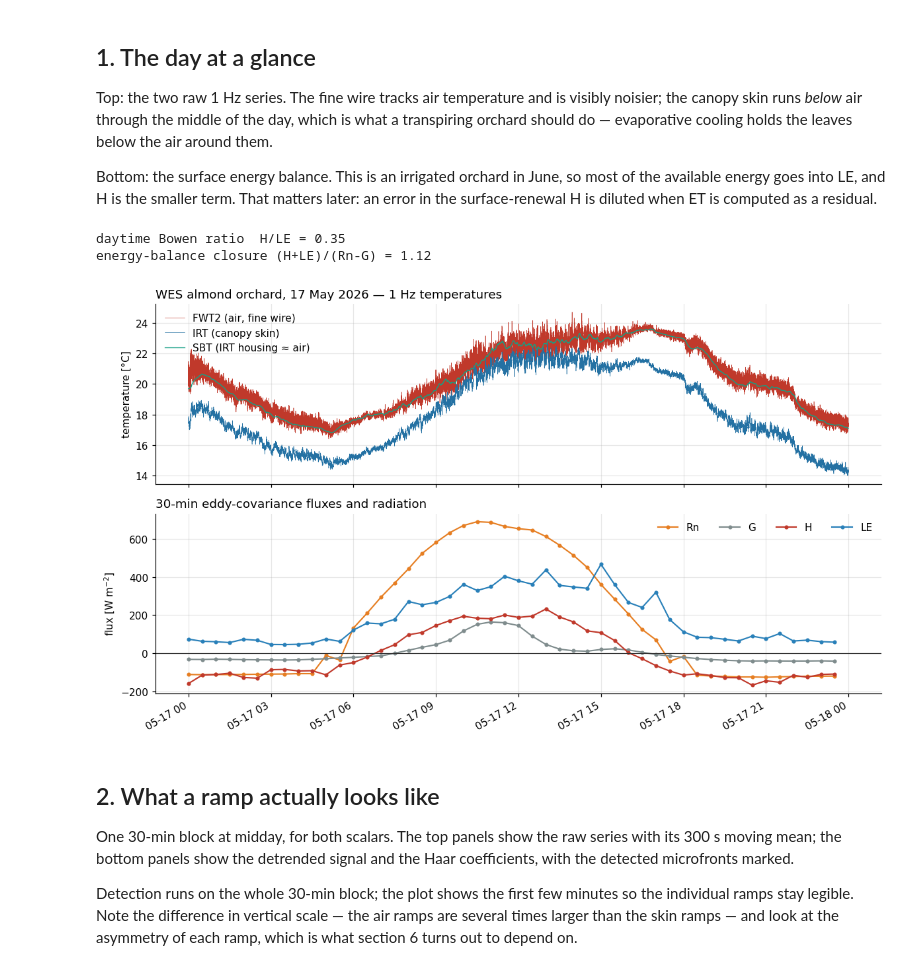
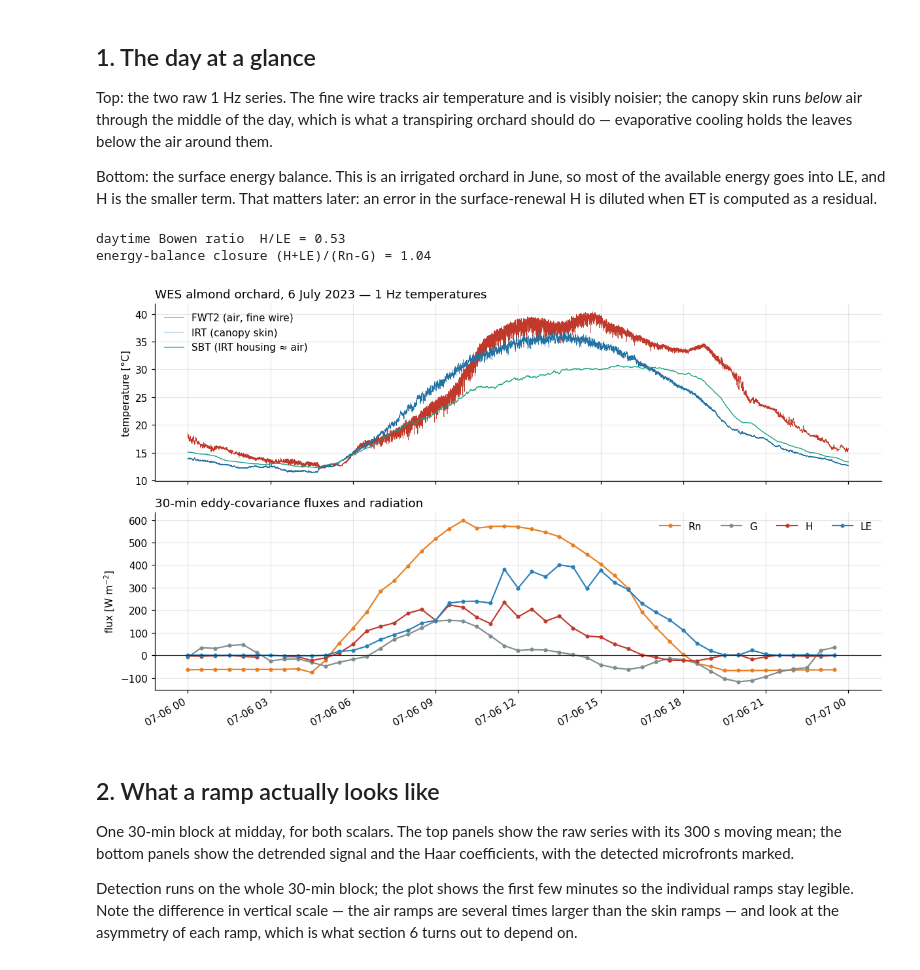
Before and after one commit to nbambach-blip/srflux, a Jupyter notebook: examples/wes_one_day.ipynb, the cells around one changed output. Drawn from its saved outputs; the diff is of its cells as text; code cells hidden in the pictures.

```diff
--- a/examples/wes_one_day.ipynb
+++ b/examples/wes_one_day.ipynb
@@ -68,8 +75,8 @@ BLOCK_S = 1800.0    # 30-min averaging period
 Z_AIR = 7.5         # m, sonic/fine-wire measurement height
 Z_CANOPY = 3.5      # m, canopy height -- the right length scale for a SKIN temperature
 
-hi = pd.read_csv("data/wes_2026-05-17_1hz.csv.gz", parse_dates=["TIMESTAMP"])
-fx = pd.read_csv("data/wes_2026-05-17_flux30.csv", parse_dates=["TIMESTAMP"])
+hi = pd.read_csv("data/wes_2023-07-06_1hz.csv.gz", parse_dates=["TIMESTAMP"])
+fx = pd.read_csv("data/wes_2023-07-06_flux30.csv", parse_dates=["TIMESTAMP"])
 hi = hi.set_index("TIMESTAMP")
 fx = fx.set_index("TIMESTAMP")
 
@@ -105,31 +112,31 @@ the surface-renewal H is diluted when ET is computed as a residual.
 # %%
 fig, (ax1, ax2) = plt.subplots(2, 1, figsize=(11, 6.4), sharex=True,
                                gridspec_kw=dict(height_ratios=[1, 1]))
 
 ax1.plot(hi.index, hi.FWT2, lw=0.4, color="#c0392b", label="FWT2 (air, fine wire)")
 ax1.plot(hi.index, hi.IRT, lw=0.4, color="#2471a3", label="IRT (canopy skin)")
 ax1.plot(hi.index, hi.SBT, lw=0.9, color="#16a085", label="SBT (IRT housing ≈ air)")
 ax1.set_ylabel("temperature [°C]")
 ax1.legend(loc="upper left", frameon=False)
-ax1.set_title("WES almond orchard, 17 May 2026 — 1 Hz temperatures", loc="left")
+ax1.set_title("WES almond orchard, 6 July 2023 — 1 Hz temperatures", loc="left")
 
 for col, clr, lab in [("NETRAD", "#e67e22", "Rn"), ("G", "#7f8c8d", "G"),
                       ("H", "#c0392b", "H"), ("LE", "#2980b9", "LE")]:
     ax2.plot(fx.index, fx[col], "-o", ms=3, lw=1.4, color=clr, label=lab)
 ax2.axhline(0, color="#333", lw=0.8)
 ax2.set_ylabel("flux [W m$^{-2}$]")
 ax2.legend(ncol=4, frameon=False)
 ax2.set_title("30-min eddy-covariance fluxes and radiation", loc="left")
 fig.autofmt_xdate()
 plt.tight_layout()
 
 closure = (fx.H + fx.LE).sum() / (fx.NETRAD - fx.G).sum()
 print(f"daytime Bowen ratio  H/LE = {fx.H[fx.NETRAD > 50].sum() / fx.LE[fx.NETRAD > 50].sum():.2f}")
 print(f"energy-balance closure (H+LE)/(Rn-G) = {closure:.2f}")
 # %% [output]
-daytime Bowen ratio  H/LE = 0.35
-energy-balance closure (H+LE)/(Rn-G) = 1.12
+daytime Bowen ratio  H/LE = 0.53
+energy-balance closure (H+LE)/(Rn-G) = 1.04
-[figure, old version]
+[figure, new version]
 # %% [markdown]
 ## 2. What a ramp actually looks like
 
```
Also changed, not shown: parts of 20 cells of this notebook, 9 other files.
